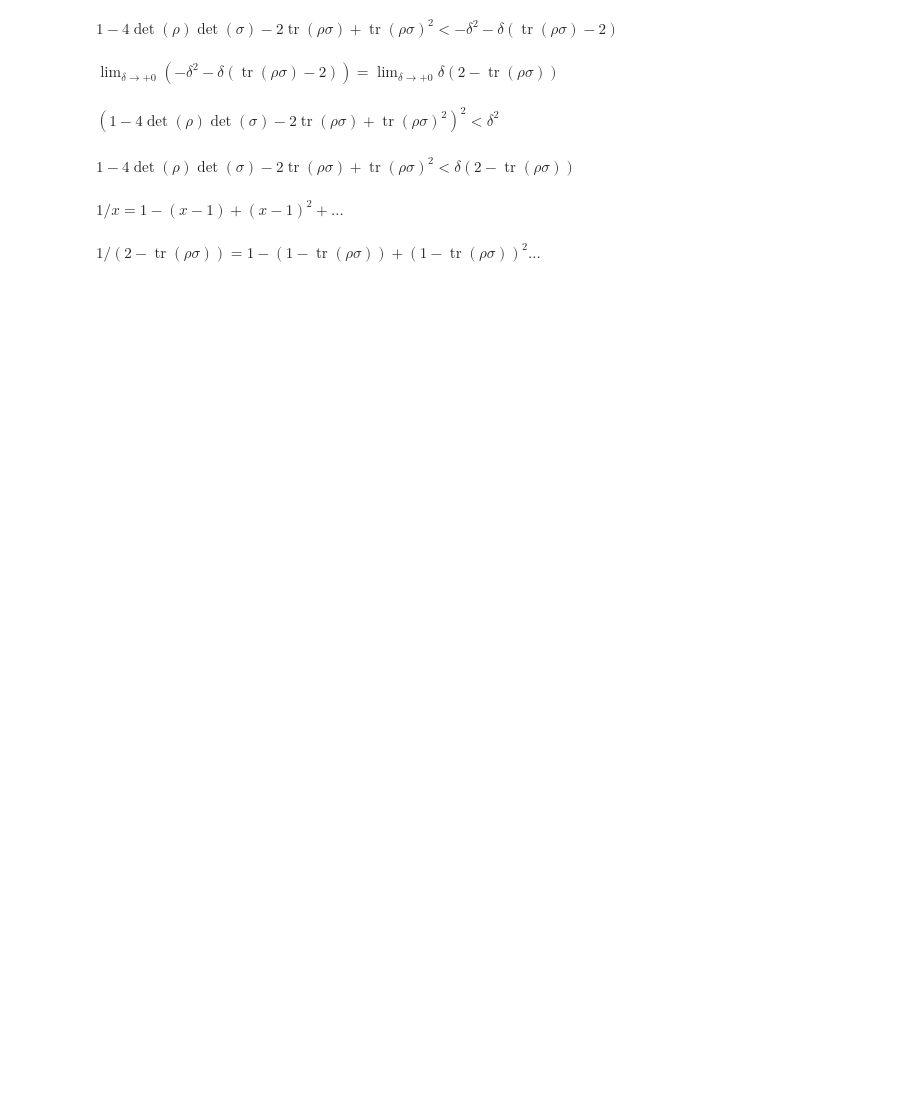
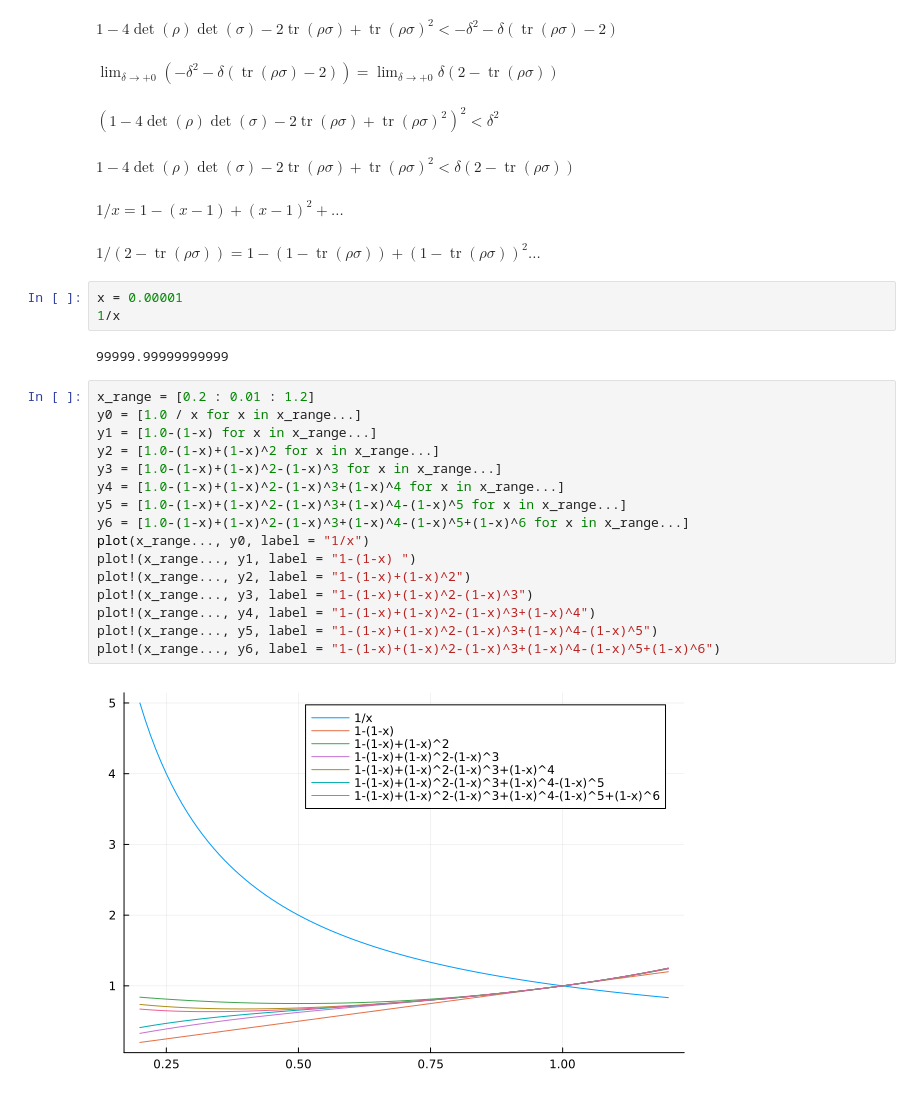
Before and after one commit to zpopovych/OQSID-thesis, a Jupyter notebook: BlackBox/Qubit_Fidelity.ipynb, the cells around one changed output. Drawn from its saved outputs; the diff is of its cells as text; blank space fills up the shorter version.

```diff
--- a/BlackBox/Qubit_Fidelity.ipynb
+++ b/BlackBox/Qubit_Fidelity.ipynb
@@ -114,3 +114,26 @@ $1 - 4\det(\rho) \det(\sigma) - 2\operatorname{tr}(\rho \sigma) + \operatorname{
 $1/x = 1 - (x-1) + (x-1)^2 + ...$
 # %% [markdown]
 $1/(2-\operatorname{tr}(\rho \sigma)) = 1-(1-\operatorname{tr}(\rho \sigma))+(1-\operatorname{tr}(\rho \sigma))^2...$
+# %%
+x = 0.00001
+1/x
+# %% [output]
+99999.99999999999
+# %%
+x_range = [0.2 : 0.01 : 1.2]
+y0 = [1.0 / x for x in x_range...]
+y1 = [1.0-(1-x) for x in x_range...]
+y2 = [1.0-(1-x)+(1-x)^2 for x in x_range...]
+y3 = [1.0-(1-x)+(1-x)^2-(1-x)^3 for x in x_range...]
+y4 = [1.0-(1-x)+(1-x)^2-(1-x)^3+(1-x)^4 for x in x_range...]
+y5 = [1.0-(1-x)+(1-x)^2-(1-x)^3+(1-x)^4-(1-x)^5 for x in x_range...]
+y6 = [1.0-(1-x)+(1-x)^2-(1-x)^3+(1-x)^4-(1-x)^5+(1-x)^6 for x in x_range...]
+plot(x_range..., y0, label = "1/x")
+plot!(x_range..., y1, label = "1-(1-x) ")
+plot!(x_range..., y2, label = "1-(1-x)+(1-x)^2")
+plot!(x_range..., y3, label = "1-(1-x)+(1-x)^2-(1-x)^3")
+plot!(x_range..., y4, label = "1-(1-x)+(1-x)^2-(1-x)^3+(1-x)^4")
+plot!(x_range..., y5, label = "1-(1-x)+(1-x)^2-(1-x)^3+(1-x)^4-(1-x)^5")
+plot!(x_range..., y6, label = "1-(1-x)+(1-x)^2-(1-x)^3+(1-x)^4-(1-x)^5+(1-x)^6")
+# %% [output]
+[figure, added]
```
Also changed, not shown: 6 other files.
